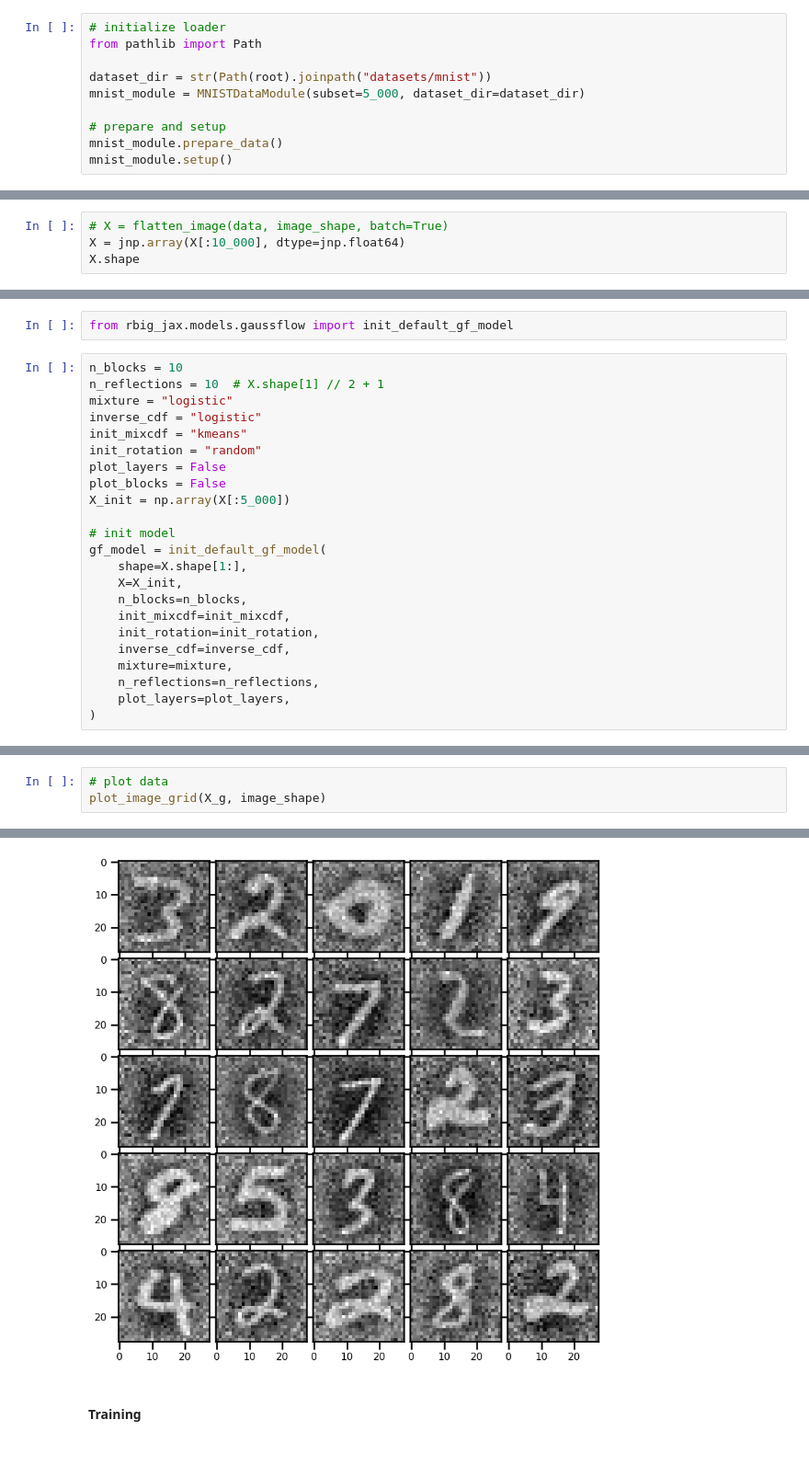
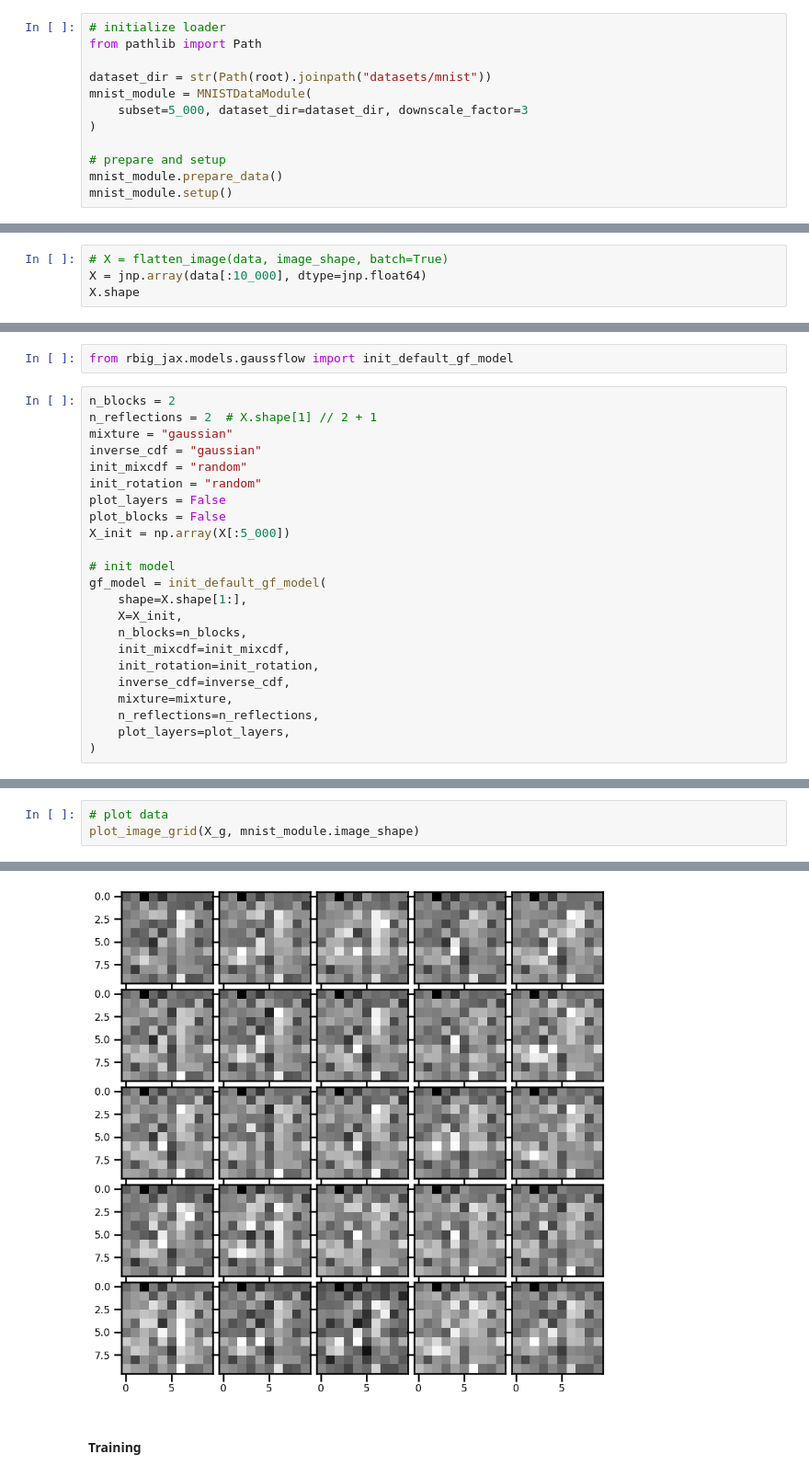
Before and after one commit to IPL-UV/rbig_jax, a Jupyter notebook: jupyterbook/content/parametric/demos/gf_demo_mnist_naive.ipynb, the cells around one changed output, grey strips where cells are left out. Shown at 92% size. Saved outputs shown, nothing was run; the diff lists cells and outputs as text.

```diff
--- a/jupyterbook/content/parametric/demos/gf_demo_mnist_naive.ipynb
+++ b/jupyterbook/content/parametric/demos/gf_demo_mnist_naive.ipynb
@@ -91,7 +91,9 @@ image_shape = ImageShape(C=1, H=28, W=28)
 from pathlib import Path
 
 dataset_dir = str(Path(root).joinpath("datasets/mnist"))
-mnist_module = MNISTDataModule(subset=5_000, dataset_dir=dataset_dir)
+mnist_module = MNISTDataModule(
+    subset=5_000, dataset_dir=dataset_dir, downscale_factor=3
+)
 
 # prepare and setup
 mnist_module.prepare_data()
@@ -142,5 +151,5 @@ from rbig_jax.transforms.reshape import flatten_image, unflatten_image
 # %%
 # X = flatten_image(data, image_shape, batch=True)
-X = jnp.array(X[:10_000], dtype=jnp.float64)
+X = jnp.array(data[:10_000], dtype=jnp.float64)
 X.shape
 # %% [output]
@@ -156,11 +175,11 @@ plot_image_grid(X, image_shape)
 # %%
 from rbig_jax.models.gaussflow import init_default_gf_model
 # %%
-n_blocks = 10
-n_reflections = 10  # X.shape[1] // 2 + 1
-mixture = "logistic"
-inverse_cdf = "logistic"
-init_mixcdf = "kmeans"
+n_blocks = 2
+n_reflections = 2  # X.shape[1] // 2 + 1
+mixture = "gaussian"
+inverse_cdf = "gaussian"
+init_mixcdf = "random"
 init_rotation = "random"
 plot_layers = False
 plot_blocks = False
@@ -194,10 +217,10 @@ X_g.shape, X_g.min(), X_g.max()
 # %%
 # plot data
-plot_image_grid(X_g, image_shape)
+plot_image_grid(X_g, mnist_module.image_shape)
 # %% [output]
 (<Figure size 1000x1000 with 50 Axes>,
  <mpl_toolkits.axes_grid1.axes_grid.ImageGrid at 0x...>)
-[figure, old version]
+[figure, new version]
 # %% [markdown]
 #### Training
 # %%
```
Also changed, not shown: parts of 33 cells of this notebook, 30 other files.
